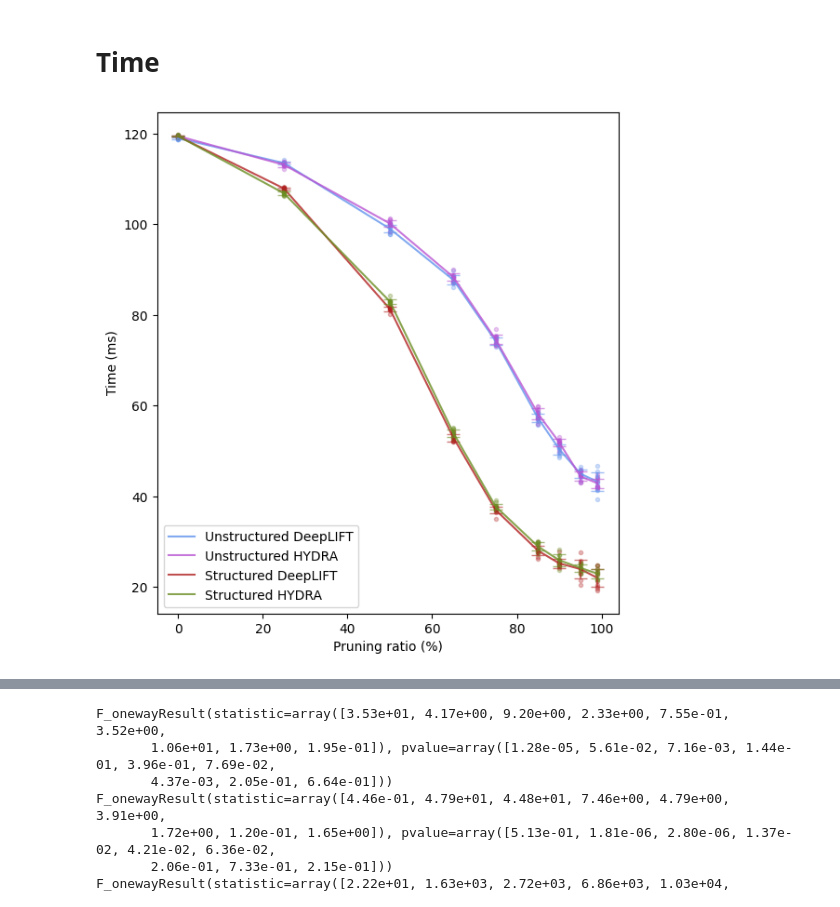
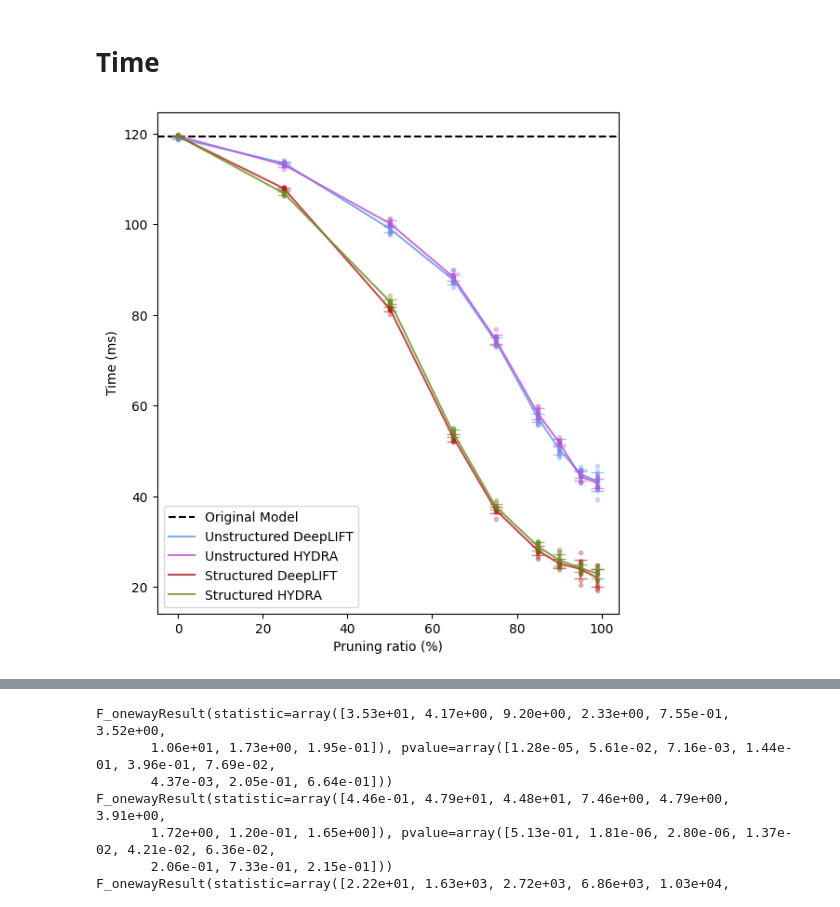
Before and after one commit to maxinimize/Efficient-Robust-Object-Detection, a Jupyter notebook: plot.ipynb, the cells around one changed output, grey strips where cells are left out. Cells and saved outputs as stored; diff of their text form; code cells hidden in the pictures.

```diff
--- a/plot.ipynb
+++ b/plot.ipynb
@@ -241,35 +243,38 @@ unstructured_deeplift_greyscale_stddev = np.std(unstructured_deeplift_greyscale,
 # colors = ["cornflowerblue", "mediumorchid", "firebrick", "peru", "olivedrab"]
 
 plt.figure().set_figheight(7)
+plt.axhline(y = 119.3, color = 'black', linestyle = 'dashed', label='Original Model')
+
+
 plt.plot(pruning_ratio,unstructured_deeplift_mean, "cornflowerblue", alpha=0.8, label='Unstructured DeepLIFT') # the line
 plt.errorbar(pruning_ratio, unstructured_deeplift_mean, unstructured_deeplift_stddev, linestyle='None', marker='', color="cornflowerblue", ecolor="cornflowerblue", alpha=0.6, capsize=5)
 for i, ratio in enumerate(pruning_ratio):
     plt.scatter([ratio] * len(unstructured_deeplift[i]), unstructured_deeplift[i], c="cornflowerblue", marker='.', alpha=0.3 )
 
 plt.plot(pruning_ratio,unstructured_HYDRA_mean, "mediumorchid", alpha=0.8, label='Unstructured HYDRA')
 plt.errorbar(pruning_ratio, unstructured_HYDRA_mean, unstructured_HYDRA_stddev, linestyle='None', marker='', color="mediumorchid", ecolor="mediumorchid", alpha=0.6, capsize=5)
 for i, ratio in enumerate(pruning_ratio):
     plt.scatter([ratio] * len(unstructured_HYDRA[i]), unstructured_HYDRA[i], c="mediumorchid", marker='.', alpha=0.3 )
 
 plt.plot(pruning_ratio,structured_deeplift_mean, "firebrick", alpha=0.8, label='Structured DeepLIFT')
 plt.errorbar(pruning_ratio, structured_deeplift_mean, structured_deeplift_stddev, linestyle='None', marker='', color="firebrick", ecolor="firebrick", alpha=0.6, capsize=5)
 for i, ratio in enumerate(pruning_ratio):
     plt.scatter([ratio] * len(structured_deeplift[i]), structured_deeplift[i], c="firebrick", marker='.', alpha=0.3 )
 
 plt.plot(pruning_ratio,structured_HYDRA_mean, "olivedrab", alpha=0.8, label='Structured HYDRA')
 plt.errorbar(pruning_ratio, structured_HYDRA_mean, structured_HYDRA_stddev, linestyle='None', marker='', color="olivedrab", ecolor="olivedrab", alpha=0.6, capsize=5)
 for i, ratio in enumerate(pruning_ratio):
     plt.scatter([ratio] * len(structured_HYDRA[i]), structured_HYDRA[i], c="olivedrab", marker='.', alpha=0.3 )
 
 
 
 
 # plt.title("Time vs Pruning rate")
 plt.xlabel("Pruning ratio (%)")
 plt.ylabel("Time (ms)")
 plt.legend(loc="lower left")
 plt.show()
 # %% [output]
-[figure, old version]
+[figure, new version]
 # %%
 plt.figure().set_figheight(7)
```
Also changed, not shown: parts of 3 cells of this notebook, 10 other files.
